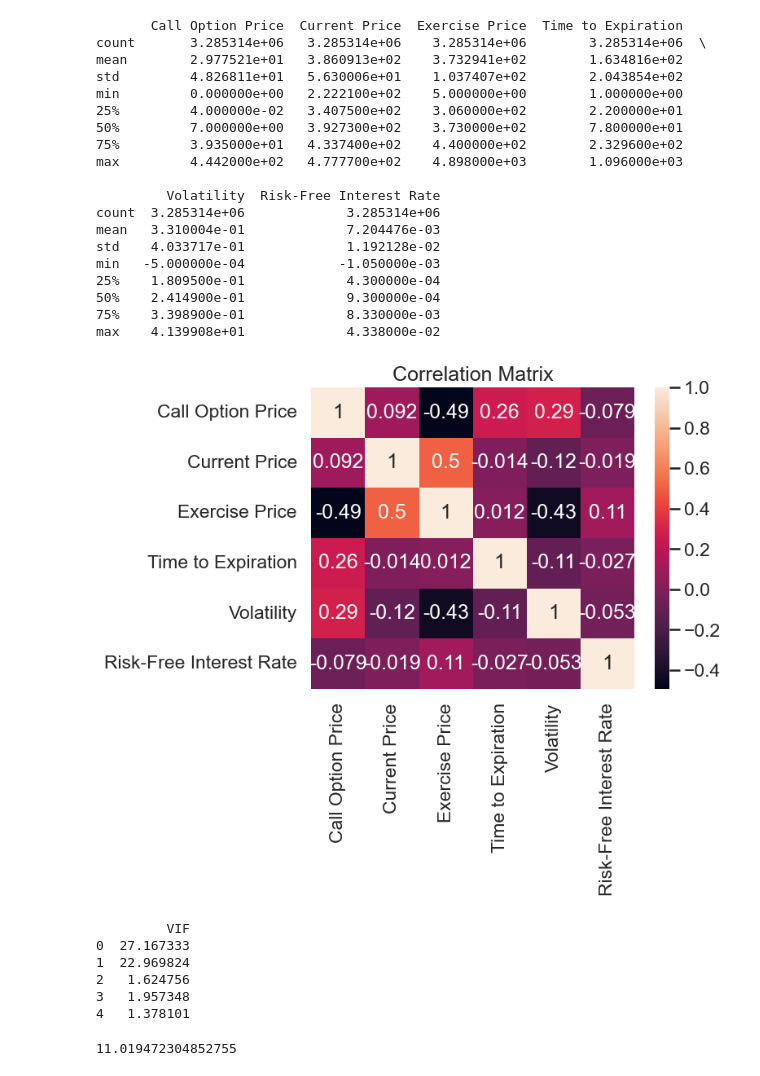
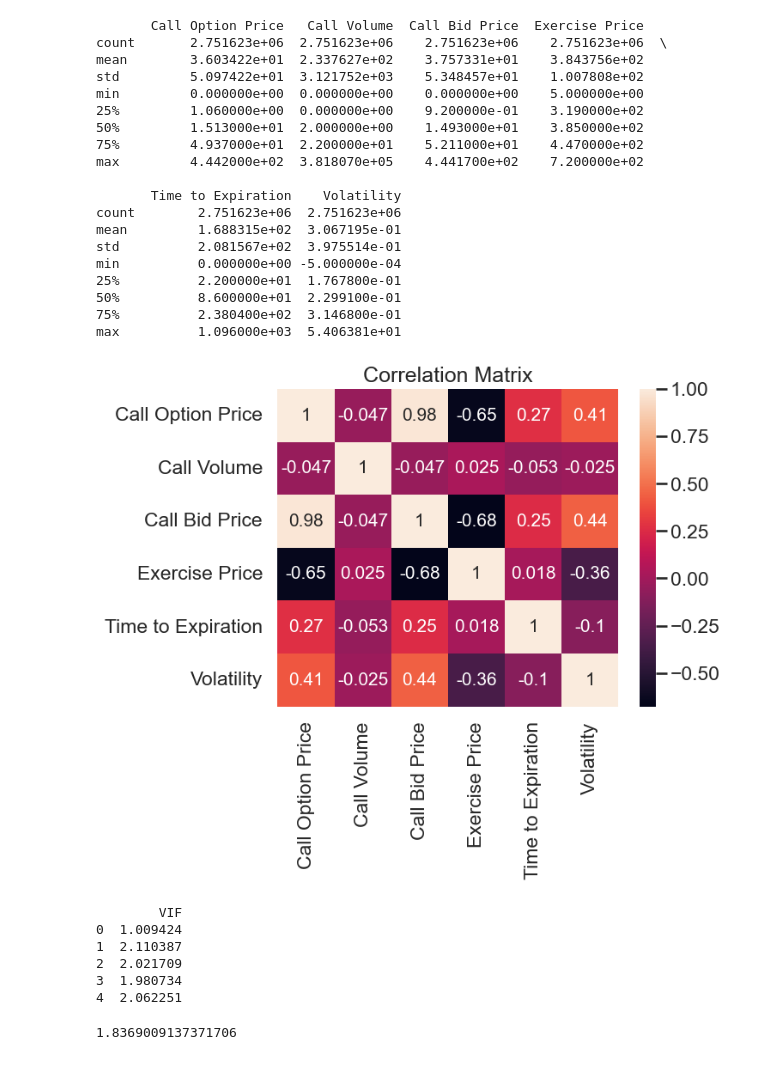
Before and after one commit to KiranSmelser/derivative-price-modeling, a Jupyter notebook: main.ipynb, the cells around one changed output. Cells and saved outputs as stored; diff of their text form; code cells hidden in the pictures.

```diff
--- a/main.ipynb
+++ b/main.ipynb
@@ -18,21 +20,14 @@ def fetch_data():
     data = pd.DataFrame()
 
     data['Call Option Price'] = df[' [C_LAST]']
-    data['Current Price'] = df[' [UNDERLYING_LAST]']
+    data['Call Volume'] = df[' [C_VOLUME]']
+    data['Call Bid Price'] = df[' [C_BID]']
     data['Exercise Price'] = df[' [STRIKE]']
     data['Time to Expiration'] = df[' [DTE]']
     data['Volatility'] = df[' [C_IV]']
 
-    # Fetch risk-free interest rate from yfinance
-    df[' [QUOTE_DATE]'] = pd.to_datetime(df[' [QUOTE_DATE]'].str.strip(), format='%Y-%m-%d')
-    data[' [QUOTE_DATE]'] = df[' [QUOTE_DATE]']
-    risk_free_rate_df = yf.download('^IRX', start=df[' [QUOTE_DATE]'].min(), end=df[' [QUOTE_DATE]'].max())
-    risk_free_rate_df['Risk-Free Interest Rate'] = risk_free_rate_df['Close'] / 100
-    data = pd.merge(data, risk_free_rate_df[['Risk-Free Interest Rate']], left_on=' [QUOTE_DATE]', right_index=True, how='left')
-
-    return data.drop(' [QUOTE_DATE]', axis=1)
+    return data
 
 data = fetch_data()
 data = data[data.columns].apply(pd.to_numeric, errors='coerce')
 data = data.dropna()
-print(data)
@@ -57,0 +36,8 @@ print(data)
+# %%
+z_scores = stats.zscore(data)
+abs_z_scores = np.abs(z_scores)
+filtered_entries = (abs_z_scores < 3).all(axis=1)
+data = data[filtered_entries]
+data['Call Option Price'] = np.sqrt(data['Call Option Price'])
+
+print(data)
@@ -58,56 +62,53 @@ print(data)
 # %%
-# Filter out rows where Time to Expiration or Volatility is zero because BSM assumes continous data
-data = data[(data['Time to Expiration'] != 0) & (data['Volatility'] != 0)]
-
 X = data.drop('Call Option Price', axis=1)
 y = data['Call Option Price']
 X_train, X_test, y_train, y_test = train_test_split(X, y, test_size=0.2, random_state=42)
 # %%
 # Summary statistics
 print(data.describe())
 
 # Correlation matrix
 corr_matrix = data.corr()
-sns.heatmap(corr_matrix, annot=True)
+sns.heatmap(corr_matrix, annot=True, annot_kws={"size":15})
 plt.title('Correlation Matrix')
 plt.show()
 
 # Check for collinearity
 vif_data = pd.DataFrame()
 vif_data["VIF"] = [variance_inflation_factor(X.values, i)
                           for i in range(len(X.columns))]
 print(vif_data)
 # %% [output]
-       Call Option Price  Current Price  Exercise Price  Time to Expiration
-count       3.285314e+06   3.285314e+06    3.285314e+06        3.285314e+06  \
-mean        2.977521e+01   3.860913e+02    3.732941e+02        1.634816e+02
-std         4.826811e+01   5.630006e+01    1.037407e+02        2.043854e+02
-min         0.000000e+00   2.222100e+02    5.000000e+00        1.000000e+00
-25%         4.000000e-02   3.407500e+02    3.060000e+02        2.200000e+01
-50%         7.000000e+00   3.927300e+02    3.730000e+02        7.800000e+01
-75%         3.935000e+01   4.337400e+02    4.400000e+02        2.329600e+02
-max         4.442000e+02   4.777700e+02    4.898000e+03        1.096000e+03
+       Call Option Price   Call Volume  Call Bid Price  Exercise Price
+count       2.751623e+06  2.751623e+06    2.751623e+06    2.751623e+06  \
+mean        3.603422e+01  2.337627e+02    3.757331e+01    3.843756e+02
+std         5.097422e+01  3.121752e+03    5.348457e+01    1.007808e+02
+min         0.000000e+00  0.000000e+00    0.000000e+00    5.000000e+00
+25%         1.060000e+00  0.000000e+00    9.200000e-01    3.190000e+02
+50%         1.513000e+01  2.000000e+00    1.493000e+01    3.850000e+02
+75%         4.937000e+01  2.200000e+01    5.211000e+01    4.470000e+02
+max         4.442000e+02  3.818070e+05    4.441700e+02    7.200000e+02
 
-         Volatility  Risk-Free Interest Rate
-count  3.285314e+06             3.285314e+06
-mean   3.310004e-01             7.204476e-03
-std    4.033717e-01             1.192128e-02
-min   -5.000000e-04            -1.050000e-03
-25%    1.809500e-01             4.300000e-04
-50%    2.414900e-01             9.300000e-04
-75%    3.398900e-01             8.330000e-03
-max    4.139908e+01             4.338000e-02
+       Time to Expiration    Volatility
+count        2.751623e+06  2.751623e+06
+mean         1.688315e+02  3.067195e-01
+std          2.081567e+02  3.975514e-01
+min          0.000000e+00 -5.000000e-04
+25%          2.200000e+01  1.767800e-01
+50%          8.600000e+01  2.299100e-01
+75%          2.380400e+02  3.146800e-01
+max          1.096000e+03  5.406381e+01
-[figure, old version]
+[figure, new version]
-         VIF
-0  27.167333
-1  22.969824
-2   1.624756
-3   1.957348
-4   1.378101
+        VIF
+0  1.009424
+1  2.110387
+2  2.021709
+3  1.980734
+4  2.062251
 # %%
 vif_data["VIF"].mean()
 # %% [output]
-11.019472304852755
+1.8369009137371706
 # %%
 data_sample = data.sample(n=1000, random_state=1)
 # %%
```
Also changed, not shown: parts of 27 cells of this notebook, 12 other files.
